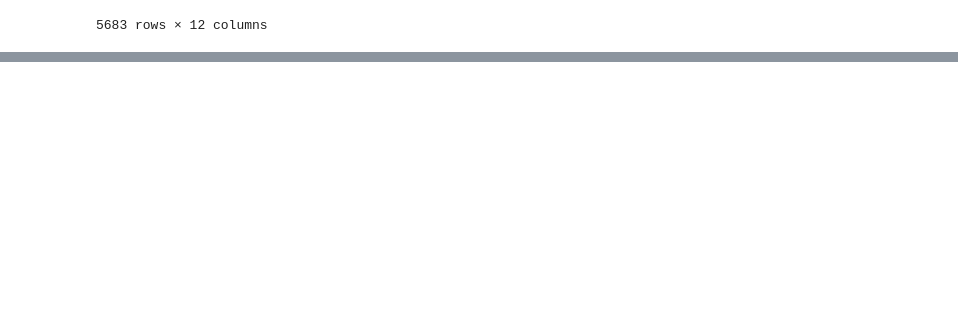
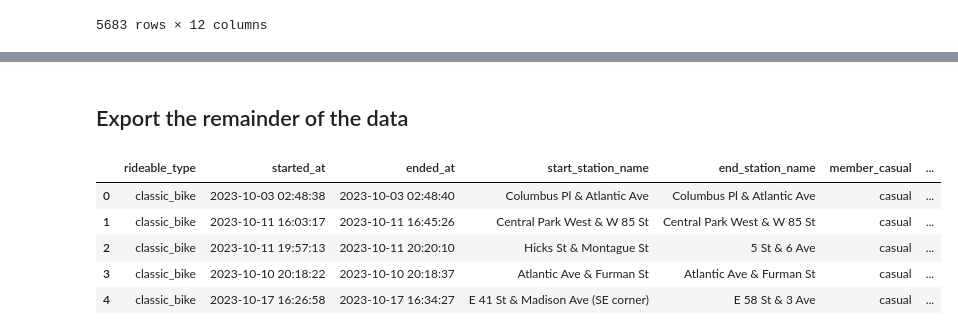
Before and after one commit to alyssahondrade/citibike-tableau, a Jupyter notebook: data_cleaning.ipynb, the cells around one changed output, grey strips where cells are left out. Saved outputs shown, nothing was run; the diff lists cells and outputs as text; code cells hidden in the pictures; blank space fills up the shorter version.

```diff
--- a/data_cleaning.ipynb
+++ b/data_cleaning.ipynb
@@ -589,0 +738,20 @@ memory usage: 506.4+ MB
+# %% [markdown]
+## Export the remainder of the data
+# %%
+positive_durations.head()
+
+simplified_df = positive_durations[[
+    'rideable_type', 'started_at', 'ended_at',
+    'start_station_name', 'end_station_name',
+    'member_casual', 'duration_in_mins',
+    'trip_validity'
+]]
+
+simplified_df.head()
+# %% [output]
+|  | rideable_type | started_at | ended_at | start_station_name | end_station_name | member_casual | ... |
+| 0 | classic_bike | 2023-10-03 02:48:38 | 2023-10-03 02:48:40 | Columbus Pl & Atlantic Ave | Columbus Pl & Atlantic Ave | casual | ... |
+| 1 | classic_bike | 2023-10-11 16:03:17 | 2023-10-11 16:45:26 | Central Park West & W 85 St | Central Park West & W 85 St | casual | ... |
+| 2 | classic_bike | 2023-10-11 19:57:13 | 2023-10-11 20:20:10 | Hicks St & Montague St | 5 St & 6 Ave | casual | ... |
+| 3 | classic_bike | 2023-10-10 20:18:22 | 2023-10-10 20:18:37 | Atlantic Ave & Furman St | Atlantic Ave & Furman St | casual | ... |
+| 4 | classic_bike | 2023-10-17 16:26:58 | 2023-10-17 16:34:27 | E 41 St & Madison Ave (SE corner) | E 58 St & 3 Ave | casual | ... |
```
Also changed, not shown: parts of 21 cells of this notebook, 1 other file.
